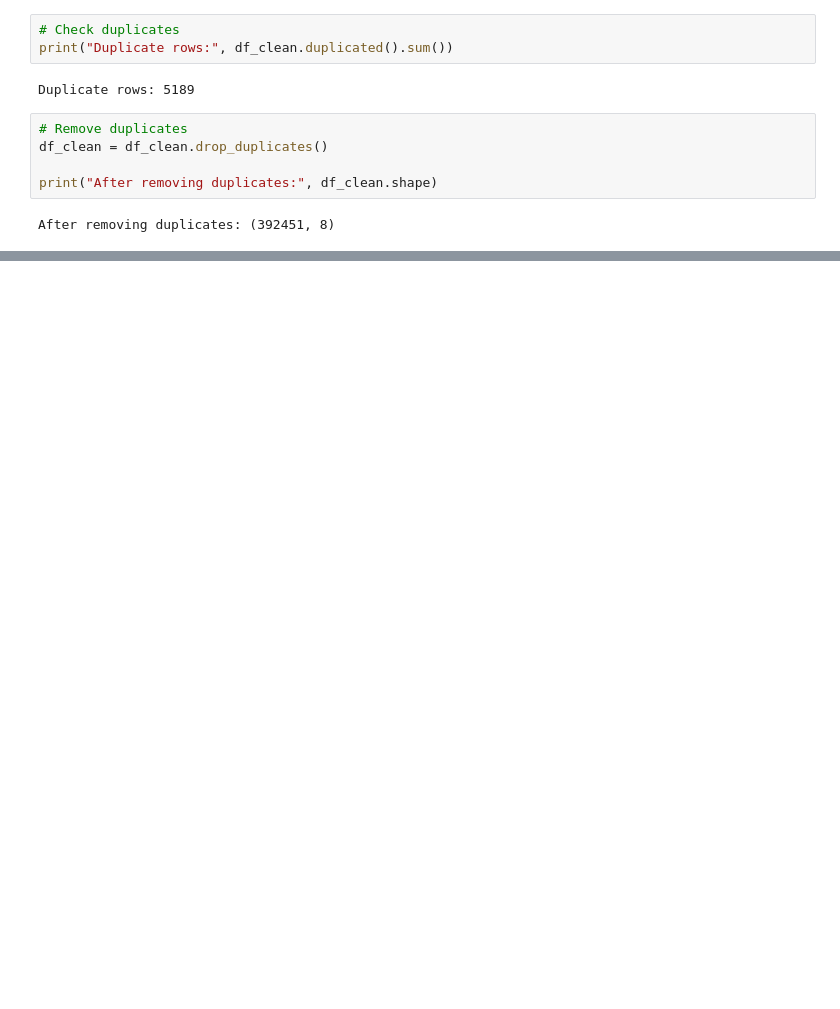
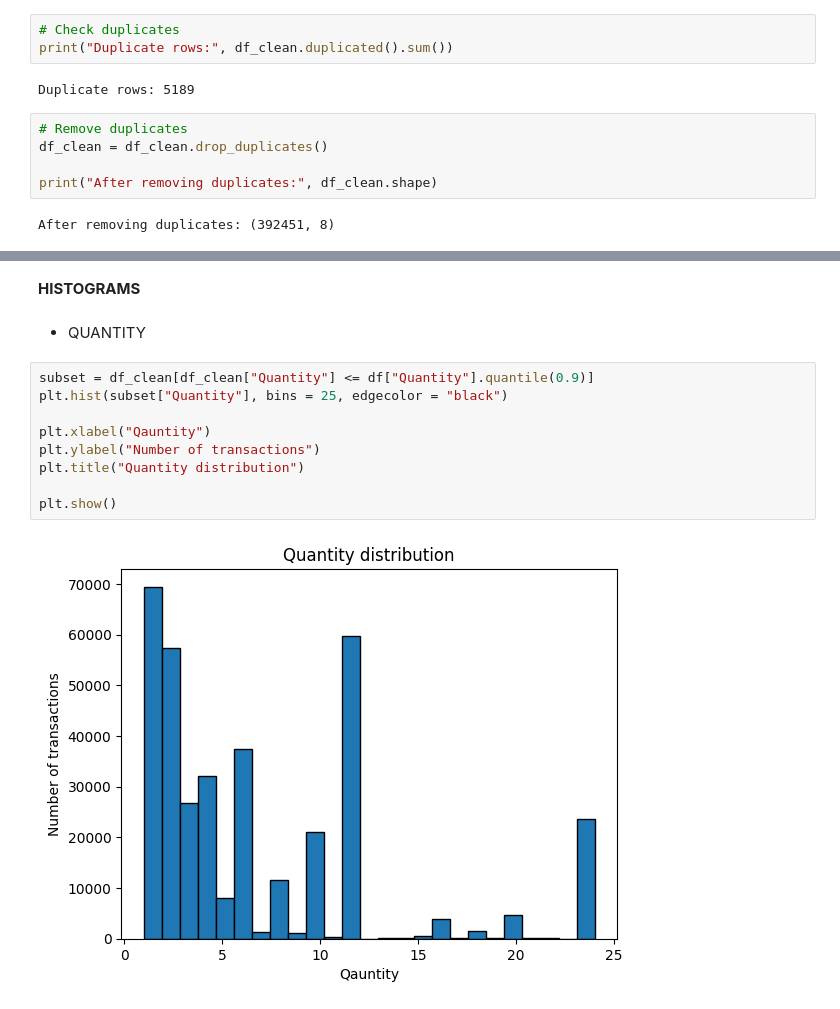
Before and after one commit to Rachit931/Cart-IQ, a Jupyter notebook: notebooks/01_EDA.ipynb, the cells around one changed output, grey strips where cells are left out. Saved outputs shown, nothing was run; the diff lists cells and outputs as text; blank space fills up the shorter version.

```diff
--- a/notebooks/01_EDA.ipynb
+++ b/notebooks/01_EDA.ipynb
@@ -346,0 +391,15 @@ df_clean.shape
+# %% [markdown]
+**HISTOGRAMS**
+# %% [markdown]
+* QUANTITY
+# %%
+subset = df_clean[df_clean["Quantity"] <= df["Quantity"].quantile(0.9)]
+plt.hist(subset["Quantity"], bins = 25, edgecolor = "black")
+
+plt.xlabel("Qauntity")
+plt.ylabel("Number of transactions")
+plt.title("Quantity distribution")
+
+plt.show()
+# %% [output]
+[figure, added]
```
Also changed, not shown: parts of 48 cells of this notebook.
